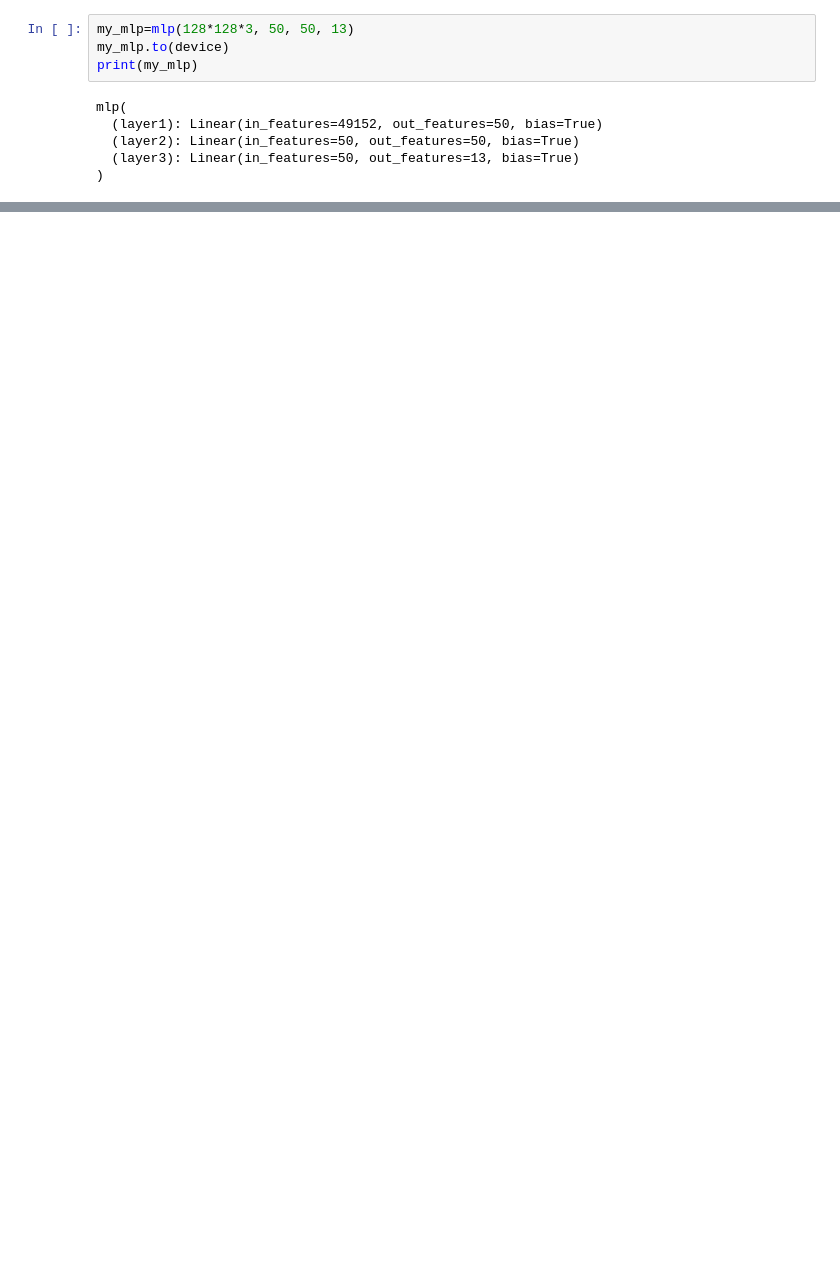
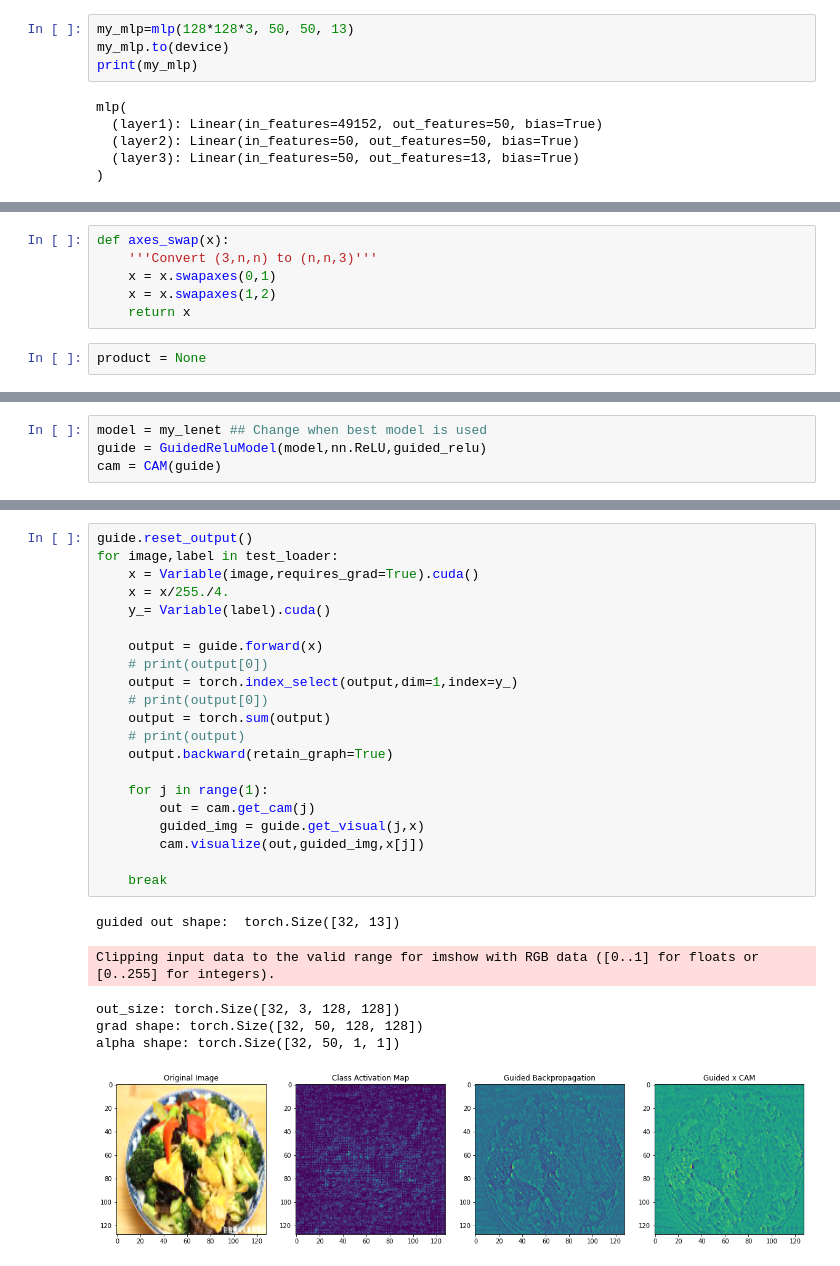
Before and after one commit to willpyt98/CS4243_Project, a Jupyter notebook: zsmnb.ipynb, the cells around one changed output, grey strips where cells are left out. Saved outputs shown, nothing was run; the diff lists cells and outputs as text; blank space fills up the shorter version.

Commit message:
change CAM & Guided Backprop params to fit our model

```diff
--- a/zsmnb.ipynb
+++ b/zsmnb.ipynb
@@ -367,0 +556,8 @@ error rate on test set = 8.353365384615383 percent
+# %%
+def axes_swap(x):
+    '''Convert (3,n,n) to (n,n,3)'''
+    x = x.swapaxes(0,1)
+    x = x.swapaxes(1,2)
+    return x
+# %%
+product = None
@@ -367,0 +648,4 @@ error rate on test set = 8.353365384615383 percent
+# %%
+model = my_lenet ## Change when best model is used
+guide = GuidedReluModel(model,nn.ReLU,guided_relu)
+cam = CAM(guide)
@@ -367,0 +664,28 @@ error rate on test set = 8.353365384615383 percent
+# %%
+guide.reset_output()
+for image,label in test_loader:
+    x = Variable(image,requires_grad=True).cuda()
+    x = x/255./4.
+    y_= Variable(label).cuda()
+
+    output = guide.forward(x)
+    # print(output[0])
+    output = torch.index_select(output,dim=1,index=y_)
+    # print(output[0])
+    output = torch.sum(output)
+    # print(output)
+    output.backward(retain_graph=True)
+
+    for j in range(1):
+        out = cam.get_cam(j)
+        guided_img = guide.get_visual(j,x)
+        cam.visualize(out,guided_img,x[j])
+
+    break
+# %% [output]
+guided out shape:  torch.Size([32, 13])
+Clipping input data to the valid range for imshow with RGB data ([0..1] for floats or [0..255] for integers).
+out_size: torch.Size([32, 3, 128, 128])
+grad shape: torch.Size([32, 50, 128, 128])
+alpha shape: torch.Size([32, 50, 1, 1])
+[figure, added]
```
Also changed, not shown: parts of 28 cells of this notebook.
